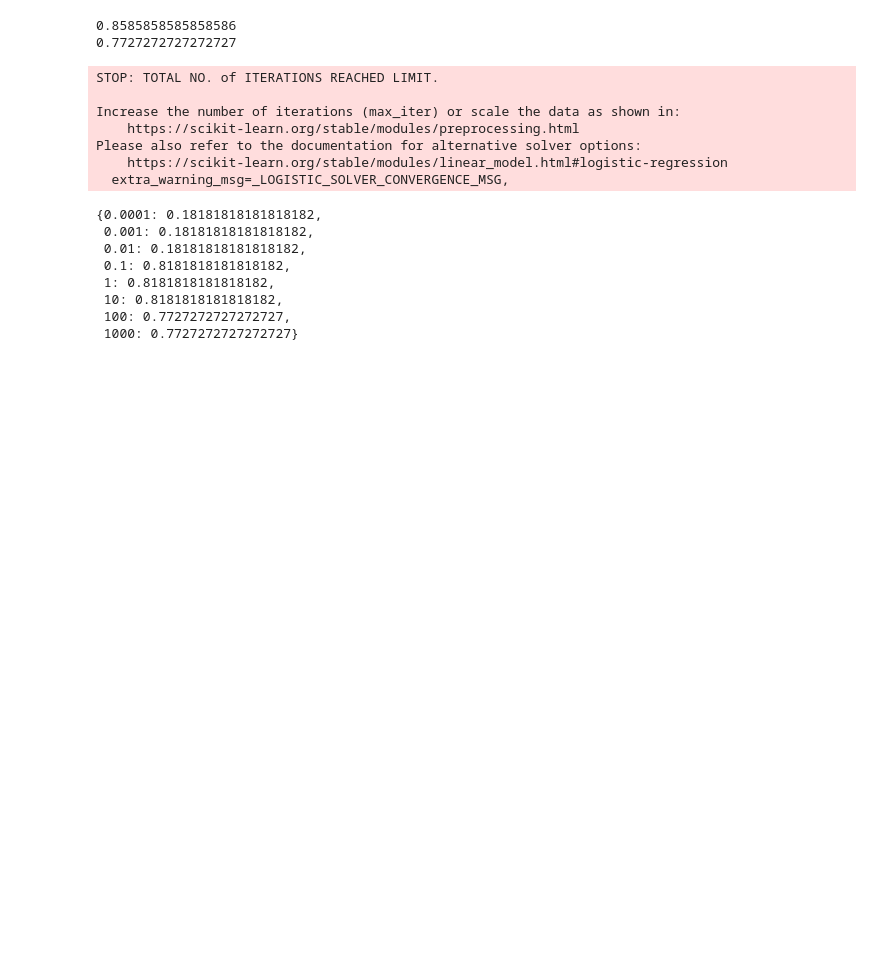
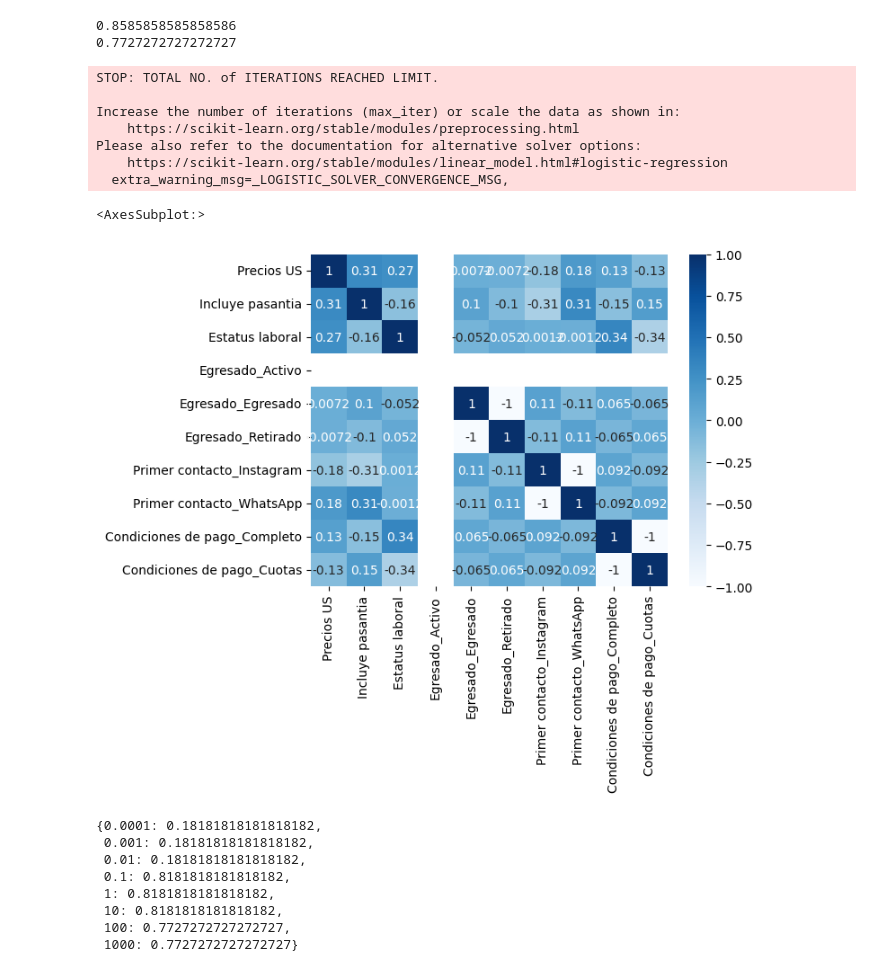
Before and after one commit to jeedorsa/DaVinciBrain, a Jupyter notebook: working_Pedro.ipynb, the cells around one changed output. Saved outputs shown, nothing was run; the diff lists cells and outputs as text; code cells hidden in the pictures; blank space fills up the shorter version.

```diff
--- a/working_Pedro.ipynb
+++ b/working_Pedro.ipynb
@@ -197,6 +199,12 @@ Increase the number of iterations (max_iter) or scale the data as shown in:
 Please also refer to the documentation for alternative solver options:
     https://scikit-learn.org/stable/modules/linear_model.html#logistic-regression
   extra_warning_msg=_LOGISTIC_SOLVER_CONVERGENCE_MSG,
+# %%
+corr = df.corr()
+sns.heatmap(corr, cmap = 'Blues', annot = True)
+# %% [output]
+<AxesSubplot:>
+[figure, added]
 # %%
 # create a list of c values and empty lists for scores
 c_values = [0.0001, 0.001, 0.01, 0.1, 1, 10, 100, 1000]
```
Also changed, not shown: parts of 3 cells of this notebook, 6 other files.
